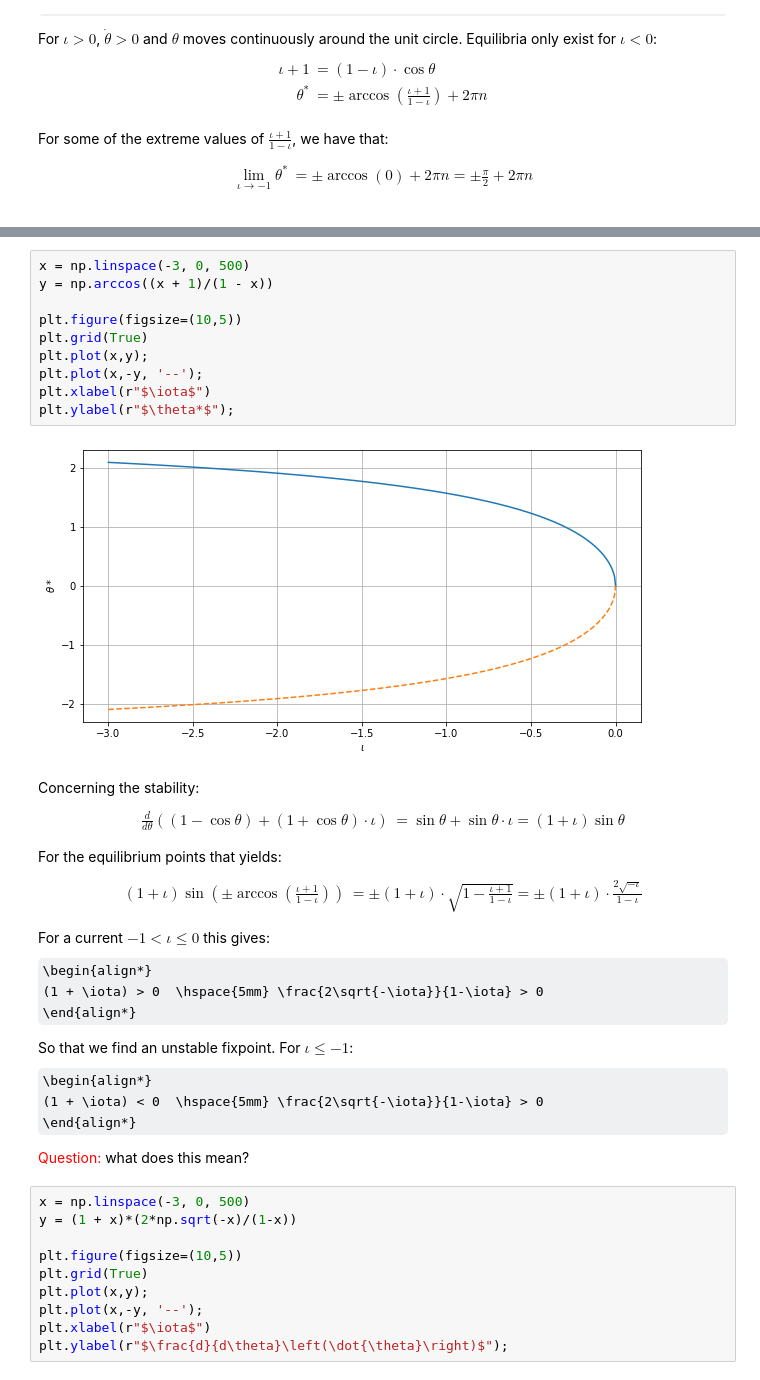
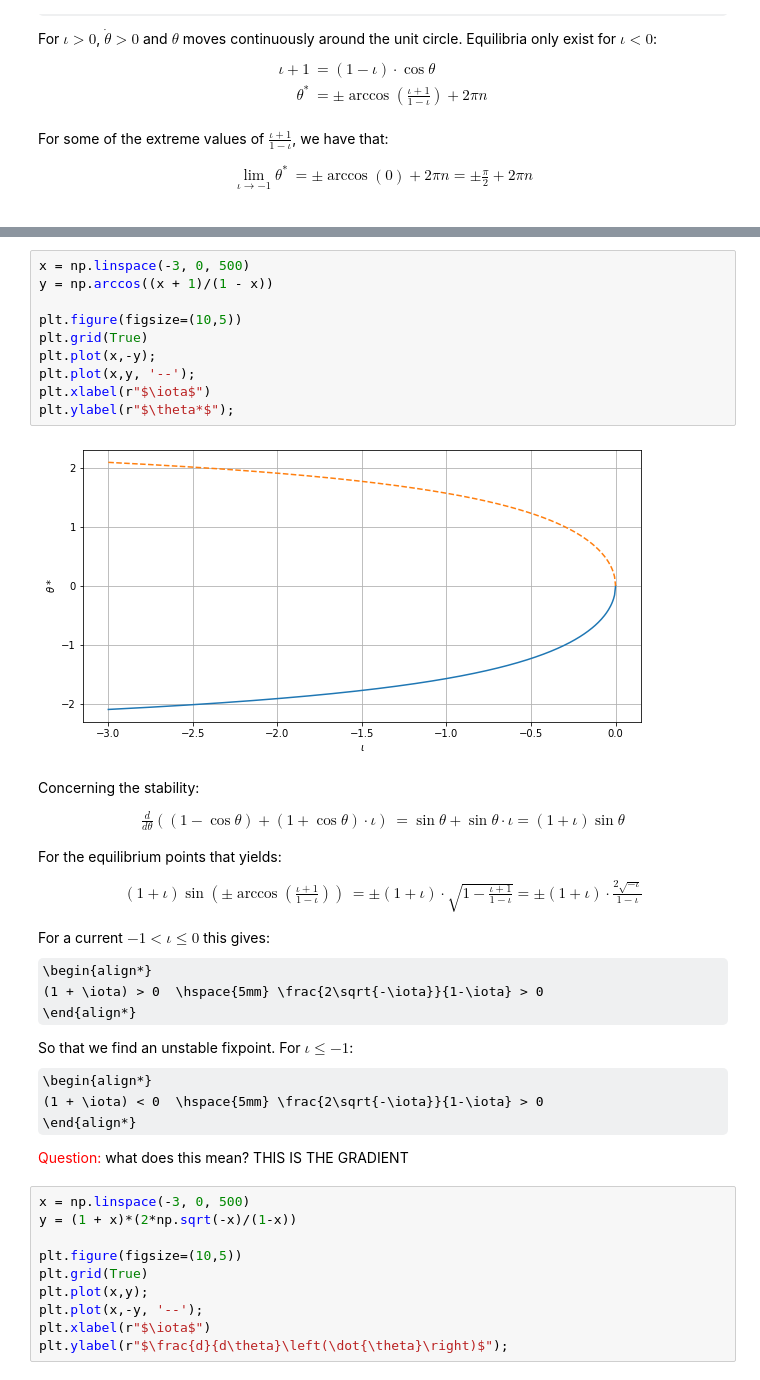
Before and after one commit to simonaertssen/AdaptiveNeuronalNetworks, a Jupyter notebook: Notes meeting 24_09_2020.ipynb, the cells around one changed output, grey strips where cells are left out. Saved outputs shown, nothing was run; the diff lists cells and outputs as text; some formulas as TeX source.

```diff
--- a/Notes meeting 24_09_2020.ipynb
+++ b/Notes meeting 24_09_2020.ipynb
@@ -45,15 +56,15 @@ We can see the equilibrium points here, and below the saddle-node bifurcation
 # %%
 x = np.linspace(-3, 0, 500)
 y = np.arccos((x + 1)/(1 - x))
 
 plt.figure(figsize=(10,5))
 plt.grid(True)
-plt.plot(x,y);
-plt.plot(x,-y, '--');
+plt.plot(x,-y);
+plt.plot(x,y, '--');
 plt.xlabel(r"$\iota$")
 plt.ylabel(r"$\theta*$");
 # %% [output]
-[figure, old version]
+[figure, new version]
 # %% [markdown]
 Concerning the stability:
 \begin{align*}
@@ -78,7 +89,7 @@ So that we find an unstable fixpoint. For $\iota \leq -1$:
 (1 + \iota) < 0  \hspace{5mm} \frac{2\sqrt{-\iota}}{1-\iota} > 0
 \end{align*}
 
-<font color=red>Question:</font> what does this mean?
+<font color=red>Question:</font> what does this mean? THIS IS THE GRADIENT
 # %%
 x = np.linspace(-3, 0, 500)
 y = (1 + x)*(2*np.sqrt(-x)/(1-x))
```
Also changed, not shown: parts of 7 cells of this notebook, 2 other files.
